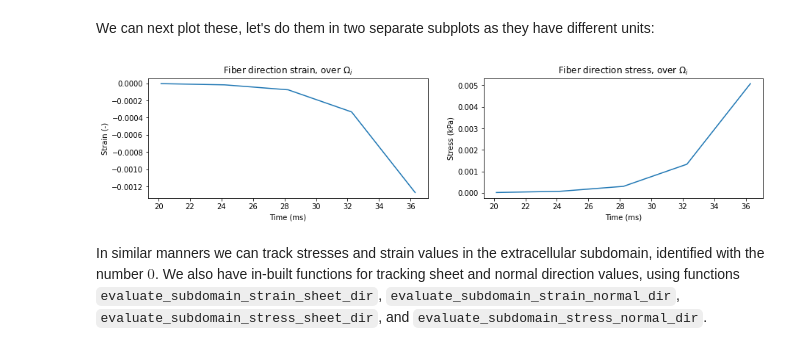
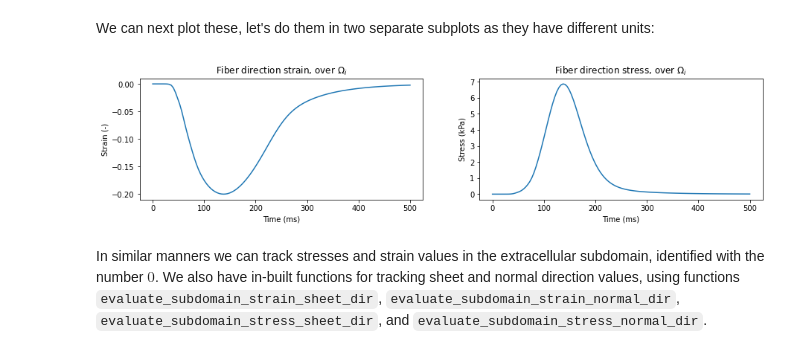
Before and after one commit to aashildte/emimechanicalmodel, a Jupyter notebook: docs/part2/active_contraction.ipynb, the cells around one changed output. Drawn from its saved outputs; the diff is of its cells as text; code cells hidden in the pictures.

Commit message:
++ active contraction

```diff
--- a/docs/part2/active_contraction.ipynb
+++ b/docs/part2/active_contraction.ipynb
@@ -95,0 +78,2 @@ This is meant to resemble half of a single beat (up t0 500 ms, out of 1000).
+# %%
+active_precomputed *= 2
@@ -104,6 +90,7 @@ emimodel = emi_m.EMIModel(
             mesh,
             volumes,
             experiment="contraction",
+            active_model="active_strain"
         )
 # %% [output]
 length=102.0, width=20.0, height=24.0
@@ -133,16 +116,18 @@ We will track two variables over contraction: The average intracellular strain i
 
 and while it would certainly be possible to perform these integrals "manually" by writing out the Fenics code for each, this is already implemented so we will simply do this using in-built functions.
 # %%
-# for runtime feasibility we will cut the time and active transient in the notebook
-active_precomputed_short = active_precomputed[5:10]
-time_short = time[5:10]
-
-fiber_dir_strain_i = np.zeros_like(active_precomputed_short)
-fiber_dir_stress_i = np.zeros_like(active_precomputed_short)
+fiber_dir_strain_i = np.zeros_like(active_precomputed)
+fiber_dir_stress_i = np.zeros_like(active_precomputed)
 subdomain_id = 1         # intracellular subdomain
 
 # then run the simulation
-for step, a_str in enumerate(active_precomputed_short):
+for step, a_str in enumerate(active_precomputed):
+    print(step, a_str)
+
+    if (step-1) % 10 == 0:
+        print(f"Simulating {step + 1} / {len(active_precomputed)}" + \
+              f"with active tension parameter {a_str:.5f}")
+
     emimodel.update_active_fn(a_str)
     emimodel.solve()
 
@@ -155,19 +158,19 @@ We can next plot these, let's do them in two separate subplots as they have diff
 # %%
 fig, axes = plt.subplots(1, 2, figsize=(15, 3))
 
-axes[0].plot(time_short, fiber_dir_strain_i)
-axes[1].plot(time_short, fiber_dir_stress_i)
+axes[0].plot(time, fiber_dir_strain_i)
+axes[1].plot(time, fiber_dir_stress_i)
 
 axes[0].set_xlabel("Time (ms)")
 axes[1].set_xlabel("Time (ms)")
 axes[0].set_ylabel("Strain (-)")
 axes[1].set_ylabel("Stress (kPa)")
 
 axes[0].set_title(r"Fiber direction strain, over $\Omega_i$")
 axes[1].set_title(r"Fiber direction stress, over $\Omega_i$")
 
 plt.show()
 # %% [output]
-[figure, old version]
+[figure, new version]
 # %% [markdown]
 In similar manners we can track stresses and strain values in the extracellular subdomain, identified with the number $0$. We also have in-built functions for tracking sheet and normal direction values, using functions <code>evaluate_subdomain_strain_sheet_dir</code>, <code>evaluate_subdomain_strain_normal_dir</code>, <code>evaluate_subdomain_stress_sheet_dir</code>, and <code>evaluate_subdomain_stress_normal_dir</code>.
```
Also changed, not shown: parts of 26 cells of this notebook.
